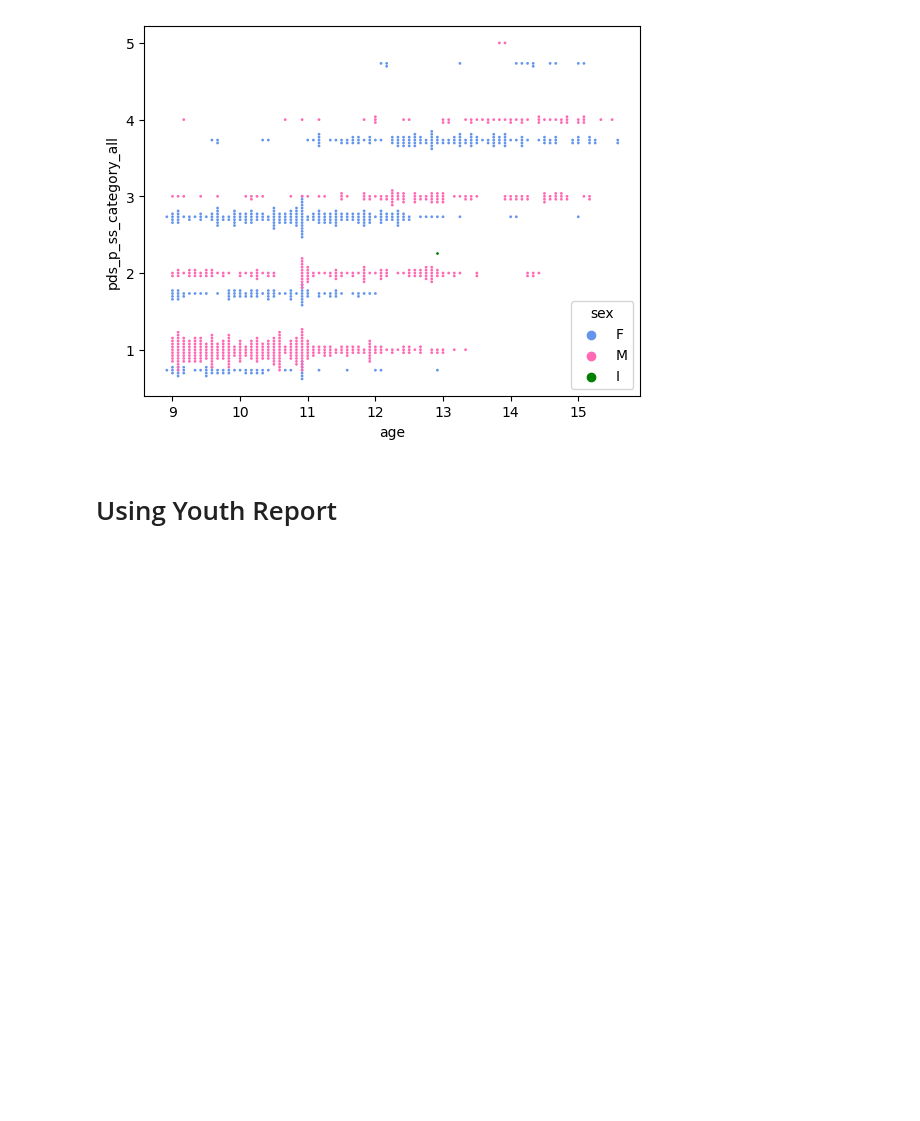
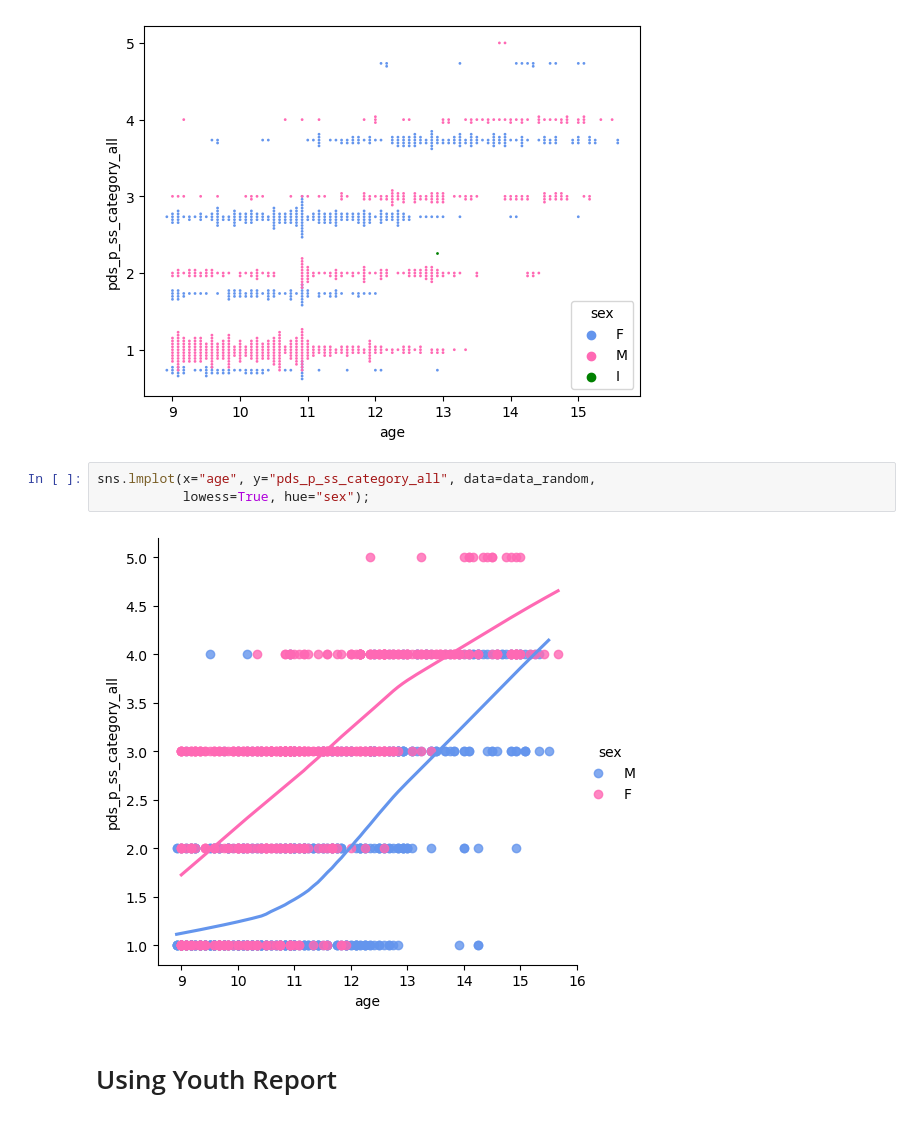
Before and after one commit to dmysmith/age, a Jupyter notebook: mediation/age_pds_visualization.ipynb, the cells around one changed output. Cells and saved outputs as stored; diff of their text form; blank space fills up the shorter version.

```diff
--- a/mediation/age_pds_visualization.ipynb
+++ b/mediation/age_pds_visualization.ipynb
@@ -89,6 +98,11 @@ sns.swarmplot(data=data_random
 # %% [output]
 <Axes: xlabel='age', ylabel='pds_p_ss_category_all'>
 [figure]
+# %%
+sns.lmplot(x="age", y="pds_p_ss_category_all", data=data_random,
+           lowess=True, hue="sex");
+# %% [output]
+[figure, added]
 # %% [markdown]
 # Using Youth Report
 # %%
```
Also changed, not shown: parts of 5 cells of this notebook, 22 other files.
